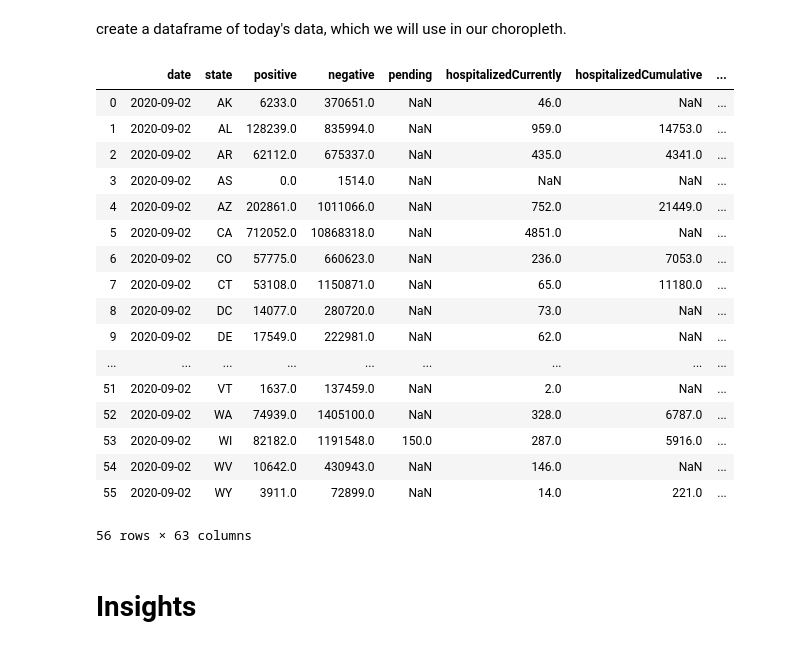
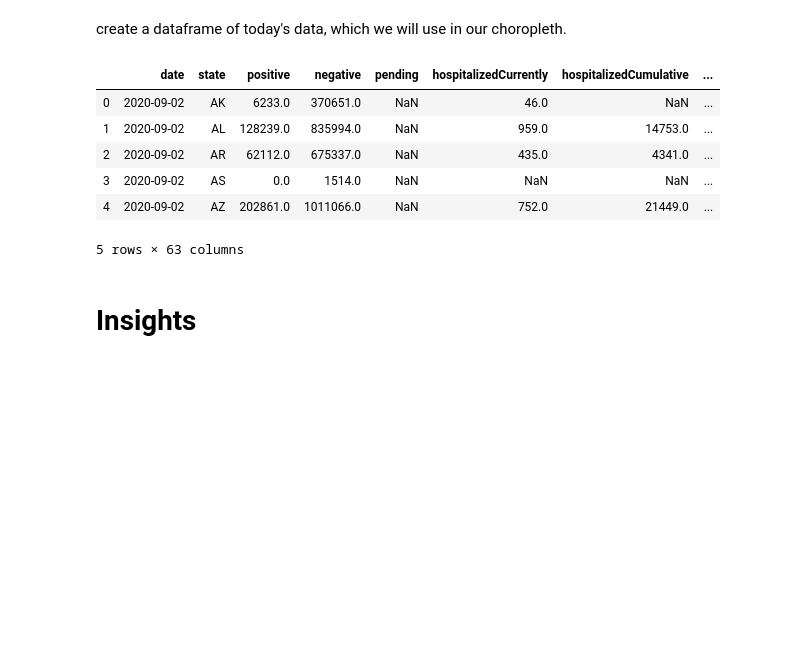
Before and after one commit to cathilo/sharing-github, a Jupyter notebook: Capstone 2 Exploratory.ipynb, the cells around one changed output. Cells and saved outputs as stored; diff of their text form; code cells hidden in the pictures; blank space fills up the shorter version.

```diff
--- a/Capstone 2 Exploratory.ipynb
+++ b/Capstone 2 Exploratory.ipynb
@@ -392,26 +338,15 @@ create a dataframe of today's data, which we will use in our choropleth.
 
 today =past_sev_days[past_sev_days['date']==past_sev_days['date'].max()]
 # %%
-today
+today.head()
 # %% [output]
 |  | date | state | positive | negative | pending | hospitalizedCurrently | hospitalizedCumulative | ... |
 | 0 | 2020-09-02 | AK | 6233.0 | 370651.0 | NaN | 46.0 | NaN | ... |
 | 1 | 2020-09-02 | AL | 128239.0 | 835994.0 | NaN | 959.0 | 14753.0 | ... |
 | 2 | 2020-09-02 | AR | 62112.0 | 675337.0 | NaN | 435.0 | 4341.0 | ... |
 | 3 | 2020-09-02 | AS | 0.0 | 1514.0 | NaN | NaN | NaN | ... |
 | 4 | 2020-09-02 | AZ | 202861.0 | 1011066.0 | NaN | 752.0 | 21449.0 | ... |
-| 5 | 2020-09-02 | CA | 712052.0 | 10868318.0 | NaN | 4851.0 | NaN | ... |
-| 6 | 2020-09-02 | CO | 57775.0 | 660623.0 | NaN | 236.0 | 7053.0 | ... |
-| 7 | 2020-09-02 | CT | 53108.0 | 1150871.0 | NaN | 65.0 | 11180.0 | ... |
-| 8 | 2020-09-02 | DC | 14077.0 | 280720.0 | NaN | 73.0 | NaN | ... |
-| 9 | 2020-09-02 | DE | 17549.0 | 222981.0 | NaN | 62.0 | NaN | ... |
-| ... | ... | ... | ... | ... | ... | ... | ... | ... |
-| 51 | 2020-09-02 | VT | 1637.0 | 137459.0 | NaN | 2.0 | NaN | ... |
-| 52 | 2020-09-02 | WA | 74939.0 | 1405100.0 | NaN | 328.0 | 6787.0 | ... |
-| 53 | 2020-09-02 | WI | 82182.0 | 1191548.0 | 150.0 | 287.0 | 5916.0 | ... |
-| 54 | 2020-09-02 | WV | 10642.0 | 430943.0 | NaN | 146.0 | NaN | ... |
-| 55 | 2020-09-02 | WY | 3911.0 | 72899.0 | NaN | 14.0 | 221.0 | ... |
-56 rows × 63 columns
+5 rows × 63 columns
 # %% [markdown]
 # Insights
 # %% [markdown]
```
Also changed, not shown: parts of 13 cells of this notebook.
